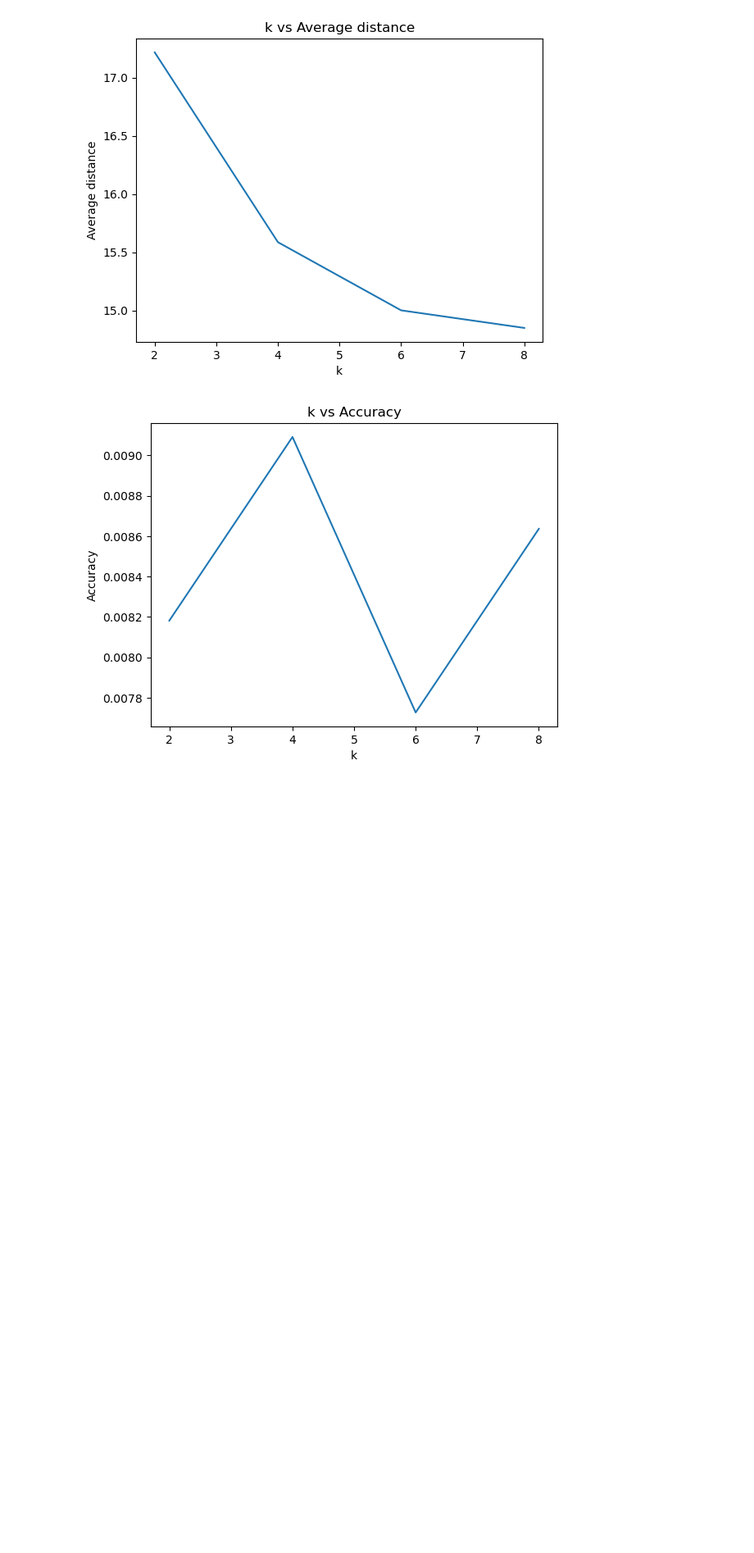
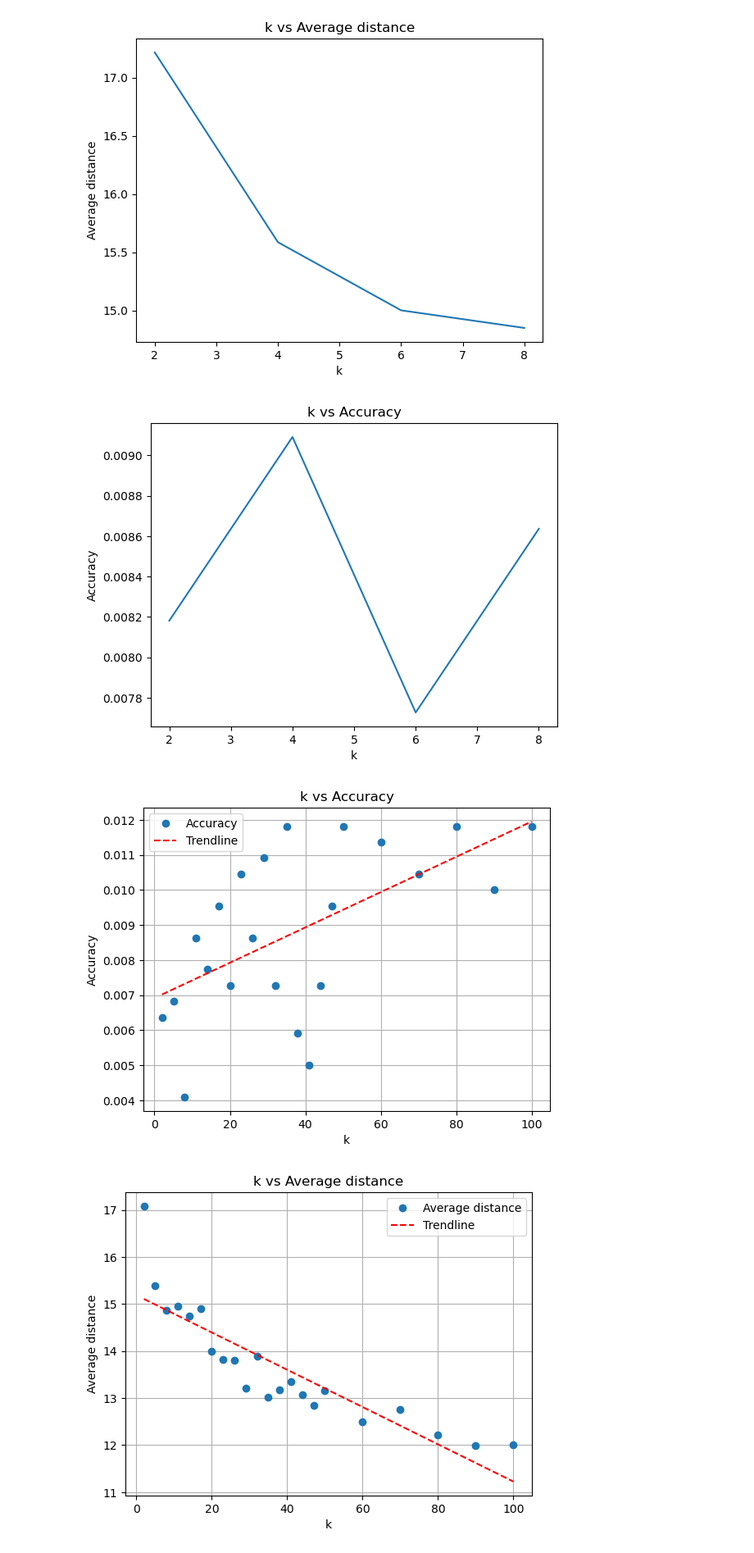
Before and after one commit to pkhamchuai/PatRecG, a Jupyter notebook: Program-HW2/HW-2-2-files/HW-2-2-clean.ipynb, the cells around one changed output. Shown at 82% size. Cells and saved outputs as stored; diff of their text form; code cells hidden in the pictures; blank space fills up the shorter version.

```diff
--- a/Program-HW2/HW-2-2-files/HW-2-2-clean.ipynb
+++ b/Program-HW2/HW-2-2-files/HW-2-2-clean.ipynb
@@ -574,0 +600,39 @@ plt.show()
+# %%
+import numpy as np
+import matplotlib.pyplot as plt
+
+# convert results to numpy array and transpose it
+results_array = np.array(results)
+results_array_T = results_array.T
+
+# plot first row vs second
+# and show trendline
+plt.plot(results_array_T[0], results_array_T[1], 'o')
+
+# calculate the trendline
+z = np.polyfit(results_array_T[0], results_array_T[1], 1)
+p = np.poly1d(z)
+plt.plot(results_array_T[0],p(results_array_T[0]),"r--")
+plt.legend(['Accuracy', 'Trendline'])
+plt.xlabel('k')
+plt.ylabel('Accuracy')
+plt.title('k vs Accuracy')
+plt.grid()
+plt.show()
+
+# plot first row vs fourth
+plt.plot(results_array_T[0], results_array_T[3], 'o')
+
+# calculate the trendline
+z = np.polyfit(results_array_T[0], results_array_T[3], 1)
+p = np.poly1d(z)
+plt.plot(results_array_T[0],p(results_array_T[0]),"r--")
+plt.legend(['Average distance', 'Trendline'])
+plt.xlabel('k')
+plt.ylabel('Average distance')
+plt.title('k vs Average distance')
+plt.grid()
+plt.show()
+# %% [output]
+[figure, added]
+[figure, added]
```
Also changed, not shown: parts of 3 cells of this notebook, 12 other files.
